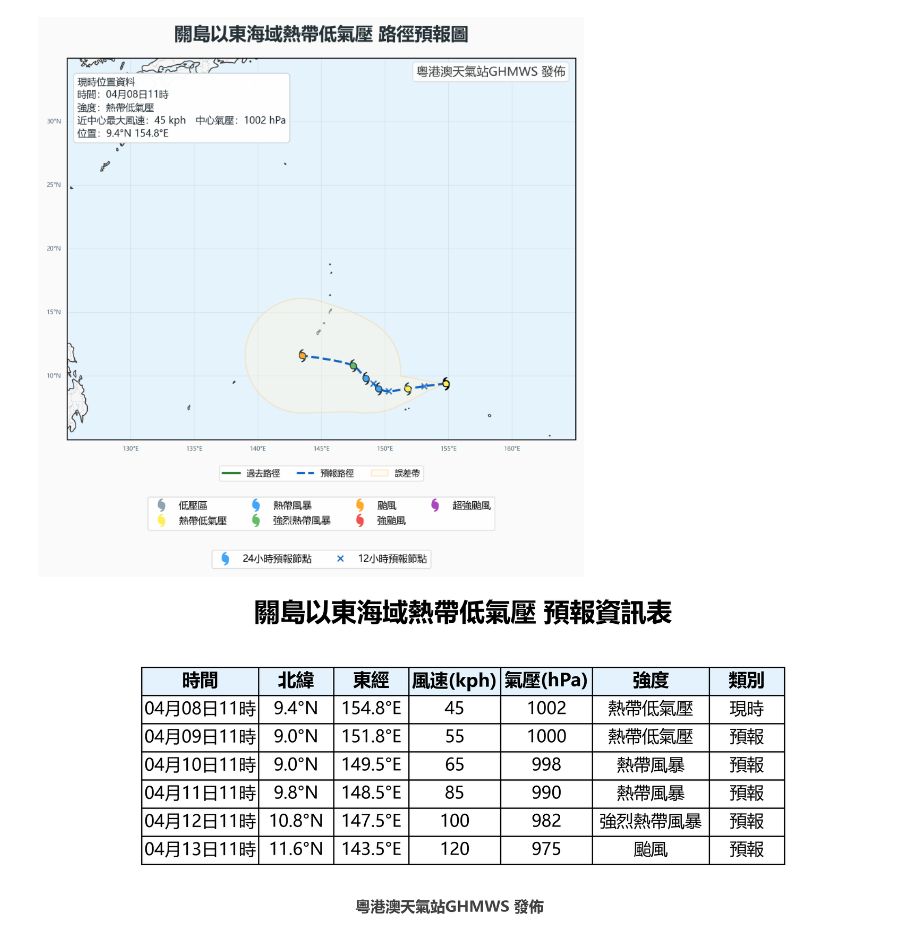
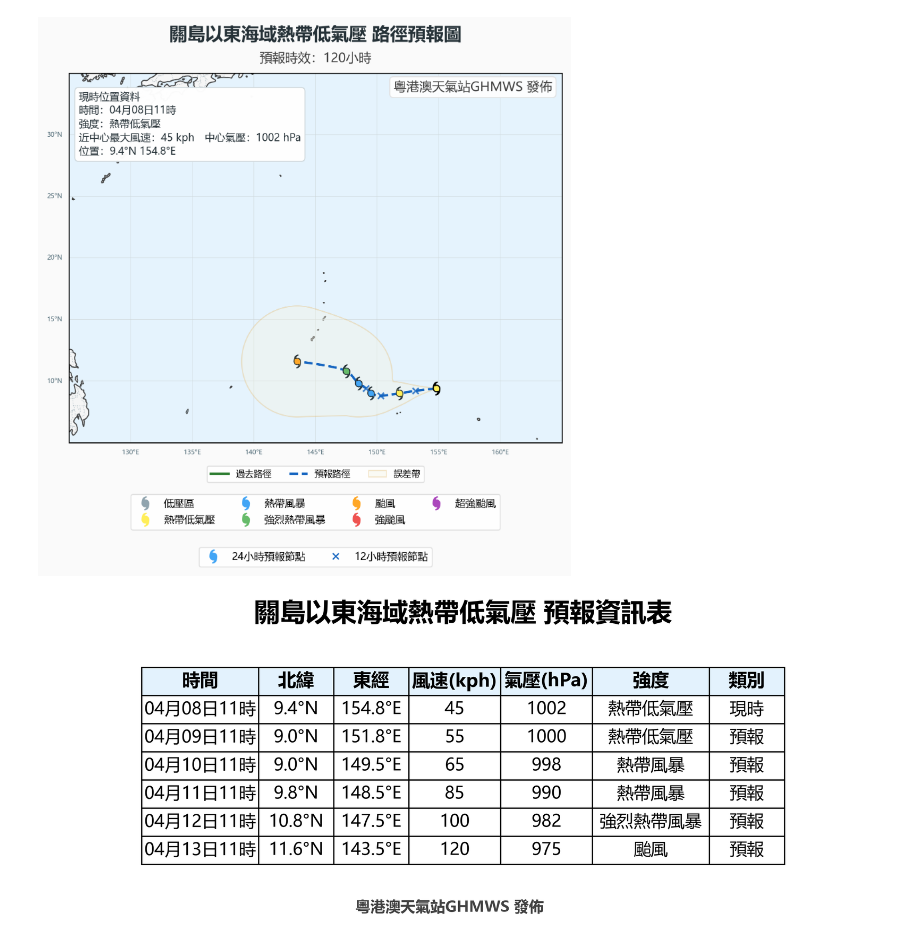
Before and after one commit to zax41006-bot/GHMWS-MODEL, a Jupyter notebook: GHMWS-TC-Track.ipynb, the cells around one changed output. Drawn from its saved outputs; the diff is of its cells as text; code cells hidden in the pictures.

```diff
--- a/GHMWS-TC-Track.ipynb
+++ b/GHMWS-TC-Track.ipynb
@@ -26,8 +26,8 @@ extent = [125.0, 165.0, 5.0, 35.0]
 LAT_TO_KM = 110.574
 KM_TO_DEG = 1 / 111
 
-ERROR_CIRCLE_FILL = "#FFF8E1"
-ERROR_CIRCLE_EDGE = "#FFCC80"
+ERROR_CIRCLE_FILL = "#F5F5E6"
+ERROR_CIRCLE_EDGE = "#E6C280"
 ERROR_CIRCLE_ALPHA = 0.4
 PAST_PATH_COLOR = "#2E7D32"
 FORECAST_PATH_COLOR = "#1565C0"
@@ -77,7 +77,9 @@ tcPathData = [
     {"lat": 11.6, "lng": 143.5, "speed": 120, "pressure": 975, "time": "04月13日11時", "type": "forecast", "hours": 120},
 ]
 
-#-----------------------------
+forecast_hours_list = [item["hours"] for item in tcPathData if item["type"] == "forecast"]
+max_forecast_hour = max(forecast_hours_list) if forecast_hours_list else 0
+forecast_valid_text = f"預報時效：{max_forecast_hour}小時"
 
 past_data = [[item["time"], item["lng"], item["lat"], item["speed"], item["pressure"]]
              for item in tcPathData if item["type"] in ["past", "current"]]
@@ -220,38 +222,44 @@ ax.add_artist(leg1)
 
 legend_intensity = [
     Line2D([0],[0], marker=tcmarkers.HU, color="#90A4AE", linestyle="None", markersize=5, label="低壓區"),
     Line2D([0],[0], marker=tcmarkers.HU, color="#FFEE58", linestyle="None", markersize=5, label="熱帶低氣壓"),
     Line2D([0],[0], marker=tcmarkers.HU, color="#42A5F5", linestyle="None", markersize=5, label="熱帶風暴"),
     Line2D([0],[0], marker=tcmarkers.HU, color="#66BB6A", linestyle="None", markersize=5, label="強烈熱帶風暴"),
     Line2D([0],[0], marker=tcmarkers.HU, color="#FFA726", linestyle="None", markersize=5, label="颱風"),
     Line2D([0],[0], marker=tcmarkers.HU, color="#EF5350", linestyle="None", markersize=5, label="強颱風"),
     Line2D([0],[0], marker=tcmarkers.HU, color="#AB47BC", linestyle="None", markersize=5, label="超強颱風")
 ]
 leg2 = ax.legend(handles=legend_intensity, loc="lower center", bbox_to_anchor=(0.5, -0.25),
           ncol=4, fontsize=8, frameon=True, fancybox=True, facecolor="white", edgecolor="#E0E0E0")
 ax.add_artist(leg2)
 
 legend_node = [
     Line2D([0],[0], marker=tcmarkers.HU, color="#42A5F5", linestyle="None", markersize=5, label="24小時預報節點"),
     Line2D([0],[0], marker="x", color=FORECAST_PATH_COLOR, linestyle="None", markersize=5, label="12小時預報節點"),
 ]
 ax.legend(handles=legend_node, loc="lower center", bbox_to_anchor=(0.5, -0.35),
           ncol=2, fontsize=8, frameon=True, fancybox=True, facecolor="white", edgecolor="#E0E0E0")
 
-plt.title("關島以東海域熱帶低氣壓 路徑預報圖",
-          fontsize=15, pad=15, fontweight="bold", color="#263238")
+plt.suptitle("關島以東海域熱帶低氣壓 路徑預報圖",
+             fontsize=14, fontweight="bold", color="#263238",
+             x=0.5, y=0.945, ha='center')
+
+fig.text(0.5, 0.91, forecast_valid_text,
+         fontsize=10, color="#424242",
+         ha='center', va='top')
+
 ax.text(0.98, 0.98, "粵港澳天氣站GHMWS 發佈",
         horizontalalignment="right", verticalalignment="top",
         transform=ax.transAxes, fontsize=10, color="#424242",
         bbox=dict(boxstyle="round,pad=0.3", facecolor="white", alpha=0.9, edgecolor="#E0E0E0"))
 
-plt.tight_layout()
-plt.subplots_adjust(left=0.03, right=0.97, bottom=0.38, top=0.93)
+plt.tight_layout(rect=[0, 0, 1, 0.94])
+plt.subplots_adjust(left=0.03, right=0.97, bottom=0.38)
 
 plt.show()
 plt.close(fig)
 # %% [output]
-[figure, old version]
+[figure, new version]
 # %%
 import pandas as pd
 import matplotlib.pyplot as plt
```
